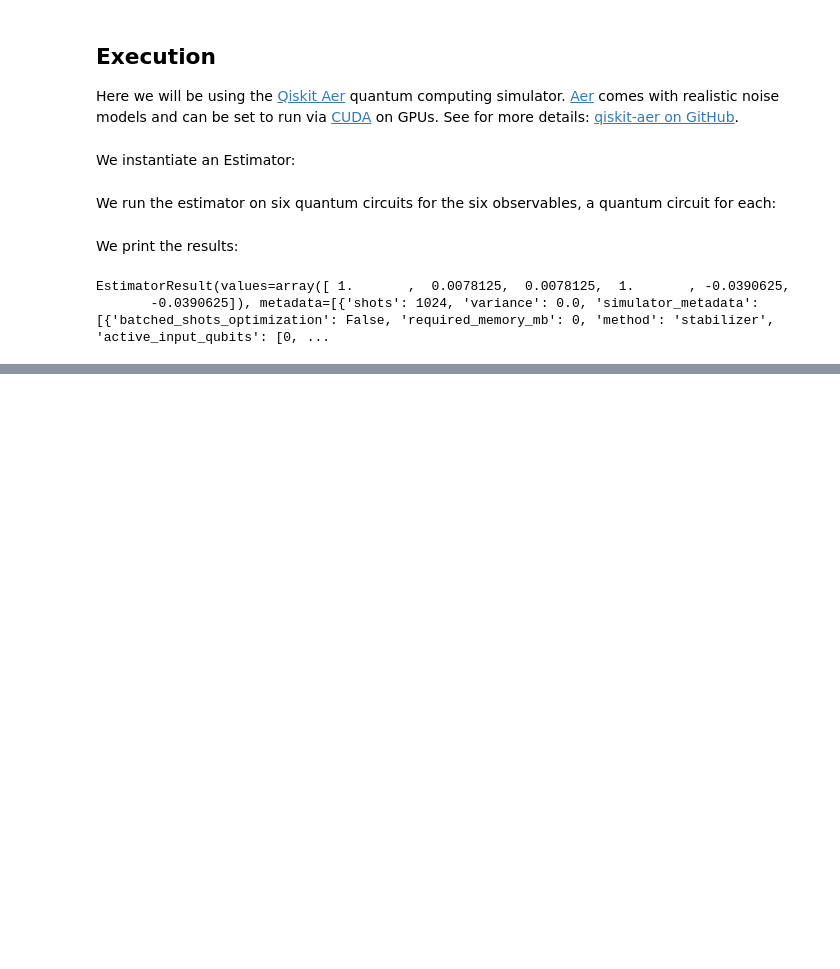
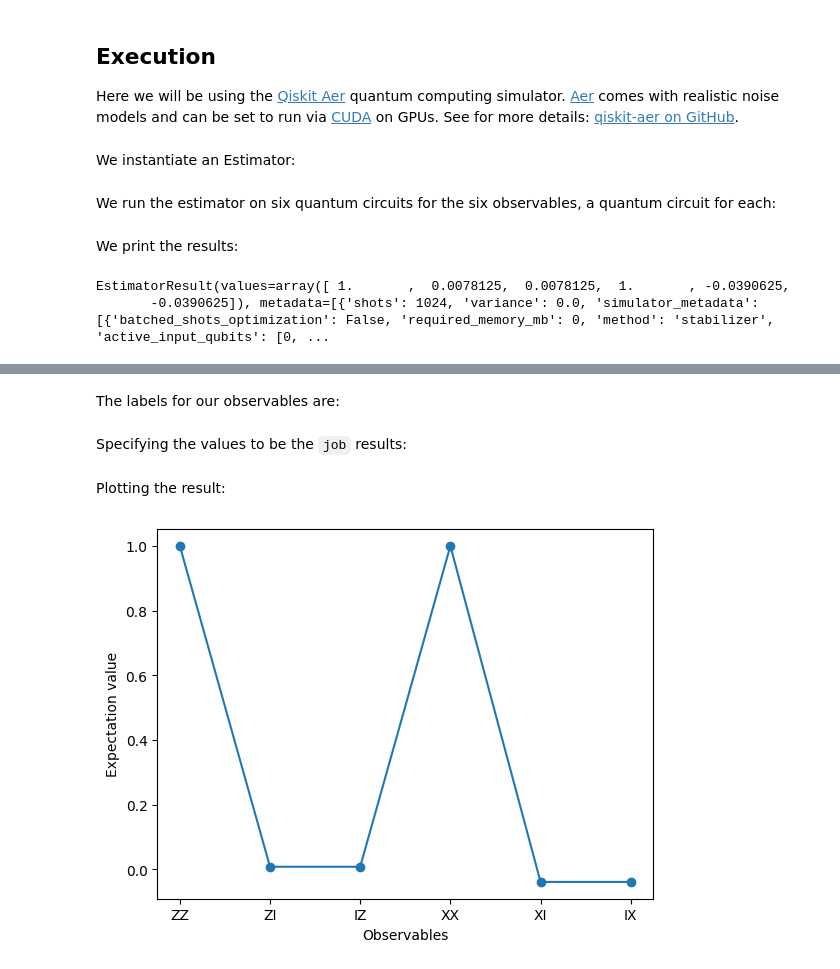
Before and after one commit to dcavar/q, a Jupyter notebook: QISKit/qiskit_tutorial_3_Hello_World.ipynb, the cells around one changed output, grey strips where cells are left out. Saved outputs shown, nothing was run; the diff lists cells and outputs as text; code cells hidden in the pictures; blank space fills up the shorter version.

```diff
--- a/QISKit/qiskit_tutorial_3_Hello_World.ipynb
+++ b/QISKit/qiskit_tutorial_3_Hello_World.ipynb
@@ -105,0 +112,17 @@ EstimatorResult(values=array([ 1.       ,  0.0078125,  0.0078125,  1.       , -0
+# %% [markdown]
+The labels for our observables are:
+# %%
+data = ["ZZ", "ZI", "IZ", "XX", "XI", "IX"]
+# %% [markdown]
+Specifying the values to be the `job` results:
+# %%
+values = job.result().values
+# %% [markdown]
+Plotting the result:
+# %%
+plt.plot(data, values, '-o')
+plt.xlabel('Observables')
+plt.ylabel('Expectation value')
+plt.show()
+# %% [output]
+[figure, added]
```
Also changed, not shown: parts of 3 cells of this notebook.
